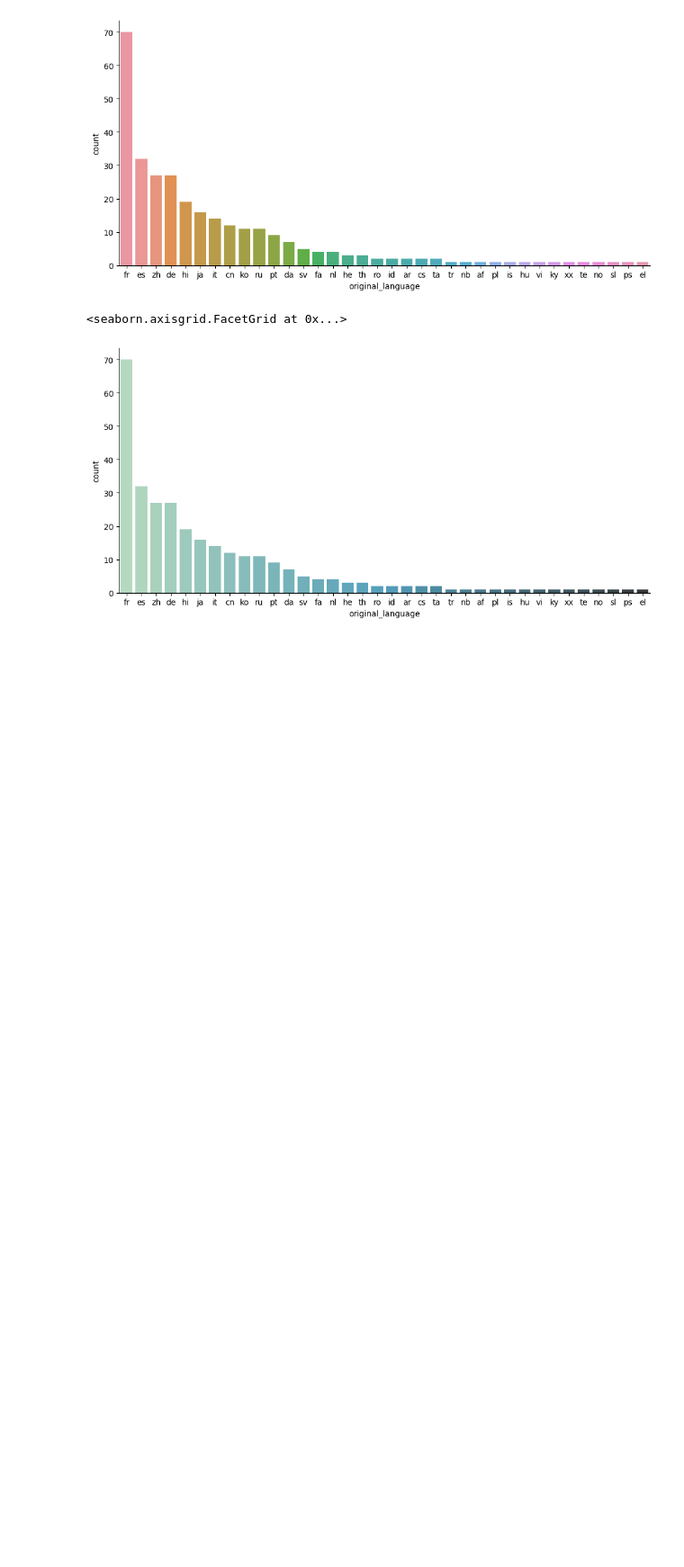
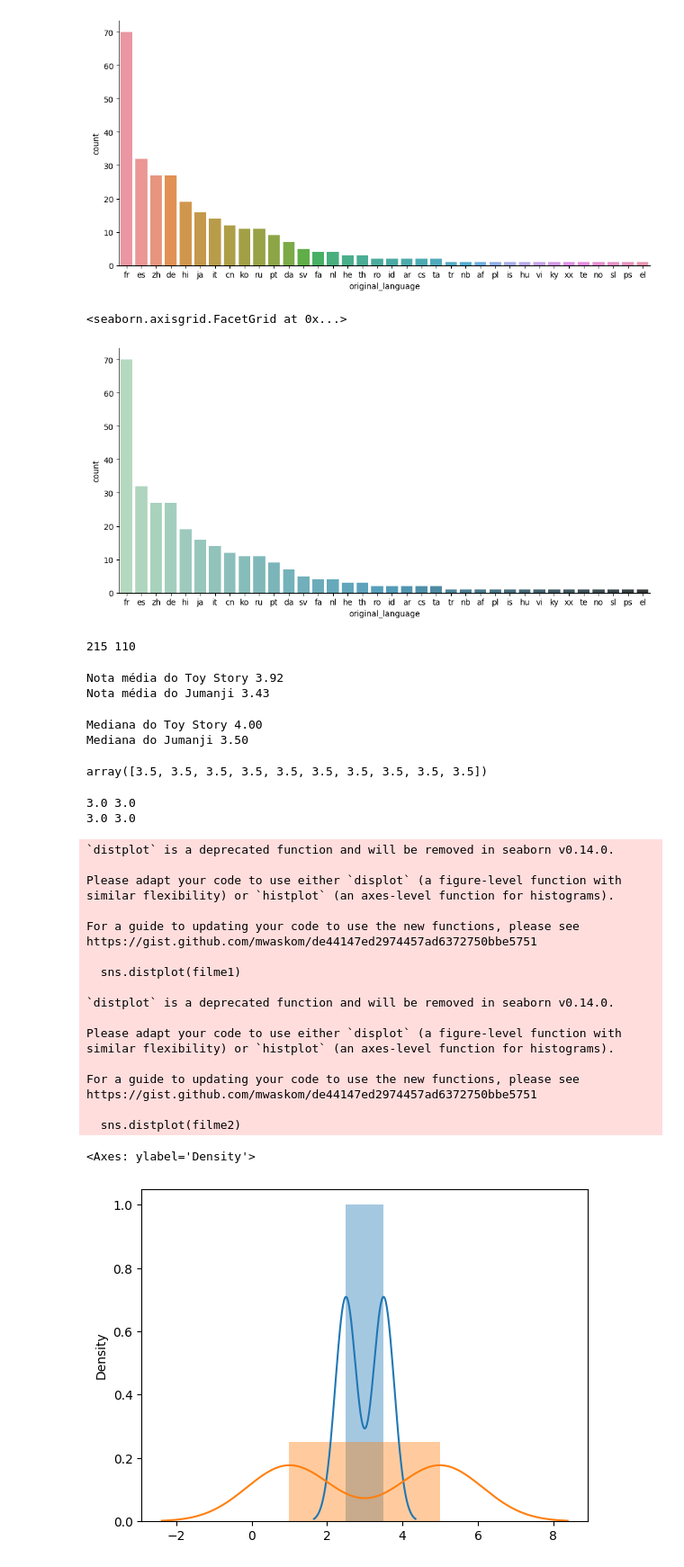
Before and after one commit to mariatozi/codigos-estudos, a Jupyter notebook: Alura_DS.ipynb, the cells around one changed output. Shown at 90% size. Saved outputs shown, nothing was run; the diff lists cells and outputs as text; code cells hidden in the pictures; blank space fills up the shorter version.

```diff
--- a/Alura_DS.ipynb
+++ b/Alura_DS.ipynb
@@ -593,3 +598,68 @@ sns.catplot(x = 'original_language', kind='count',
 # %% [output]
 <seaborn.axisgrid.FacetGrid at 0x...>
 [figure]
+# %%
+notas_do_toy_story = notas.query("filmeId==1")
+notas_do_jumanji = notas.query("filmeId==2")
+print(len(notas_do_toy_story), len(notas_do_jumanji))
+# %% [output]
+215 110
+# %%
+print("Nota média do Toy Story %.2f" % notas_do_toy_story.nota.mean())
+print("Nota média do Jumanji %.2f" % notas_do_jumanji.nota.mean())
+# %% [output]
+Nota média do Toy Story 3.92
+Nota média do Jumanji 3.43
+# %%
+# quantas pessoas amaram e odiaram? mediana vai ter uma noção maior de quantas notas cada filme teve
+# 50% pra cima, e 50% pra baixo
+print("Mediana do Toy Story %.2f" % notas_do_toy_story.nota.median())
+print("Mediana do Jumanji %.2f" % notas_do_jumanji.nota.median())
+# %% [output]
+Mediana do Toy Story 4.00
+Mediana do Jumanji 3.50
+# %%
+# criar uma array(lista) com todos dando nota 2.5
+
+np.array([2.5] * 10)
+np.array([3.5] * 10)
+# %% [output]
+array([3.5, 3.5, 3.5, 3.5, 3.5, 3.5, 3.5, 3.5, 3.5, 3.5])
+# %%
+#juntando as duas arrays
+
+filme1 = np.append(np.array([2.5] * 10), np.array([3.5] * 10))
+filme2 = np.append(np.array([5] * 10), np.array([1] * 10))
+# %%
+print(filme1.mean(), filme2.mean())
+
+# mediana np
+print(np.median(filme1), np.median(filme2))
+# %% [output]
+3.0 3.0
+3.0 3.0
+# %%
+sns.distplot(filme1)
+sns.distplot(filme2)
+# %% [output]
+`distplot` is a deprecated function and will be removed in seaborn v0.14.0.
+
+Please adapt your code to use either `displot` (a figure-level function with
+similar flexibility) or `histplot` (an axes-level function for histograms).
+
+For a guide to updating your code to use the new functions, please see
+https://gist.github.com/mwaskom/de44147ed2974457ad6372750bbe5751
+
+  sns.distplot(filme1)
+
+`distplot` is a deprecated function and will be removed in seaborn v0.14.0.
+
+Please adapt your code to use either `displot` (a figure-level function with
+similar flexibility) or `histplot` (an axes-level function for histograms).
+
+For a guide to updating your code to use the new functions, please see
+https://gist.github.com/mwaskom/de44147ed2974457ad6372750bbe5751
+
+  sns.distplot(filme2)
+<Axes: ylabel='Density'>
+[figure, added]
```
Also changed, not shown: parts of 27 cells of this notebook.
